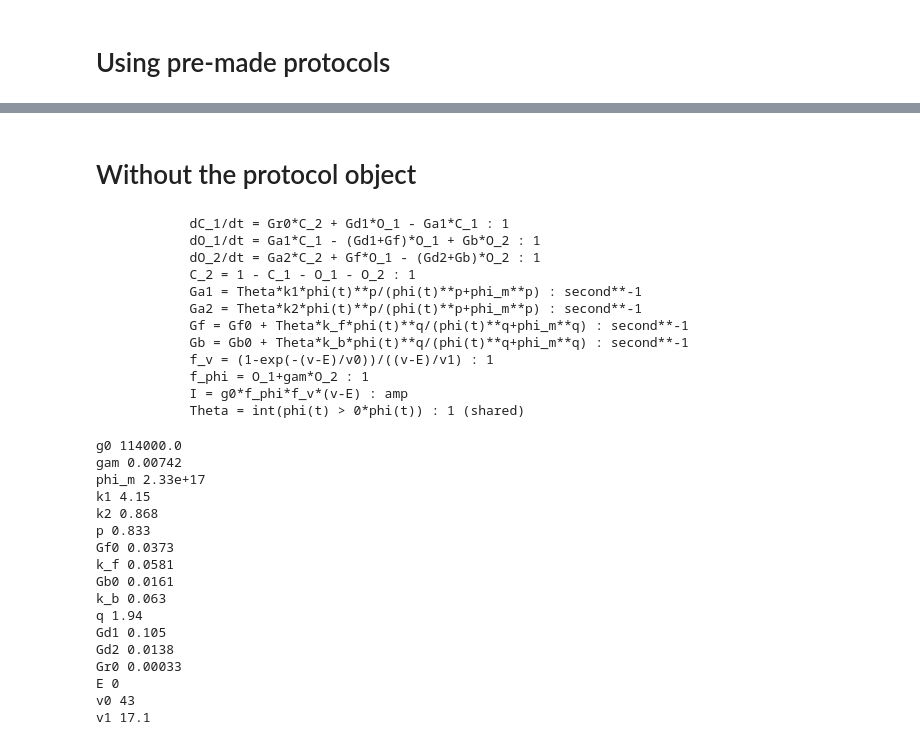
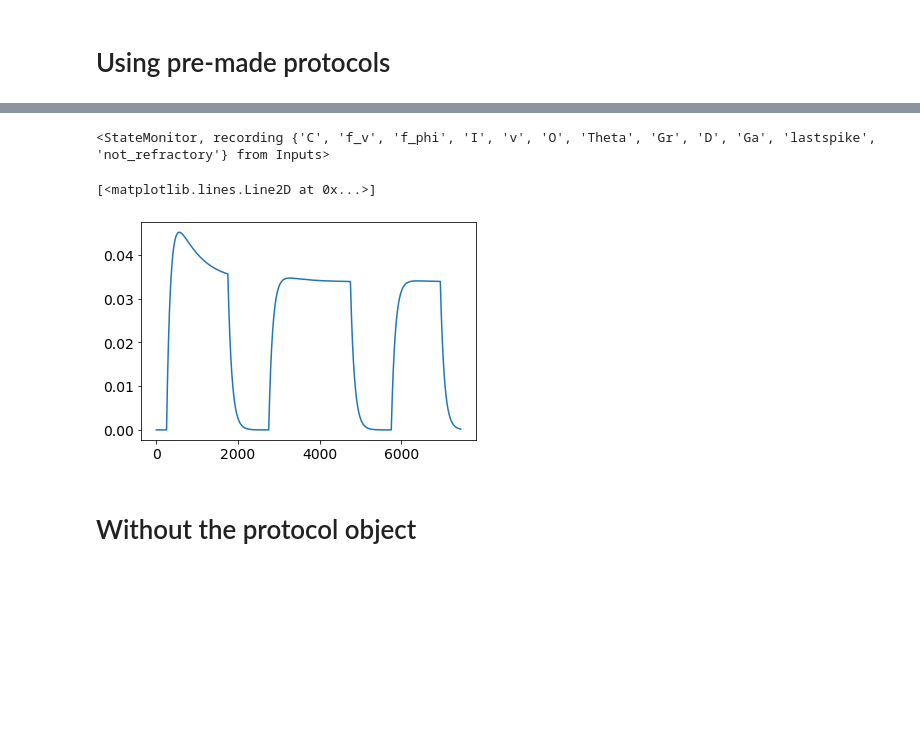
Before and after one commit to hugoladret/covid, a Jupyter notebook: dev_python/2020_05_02_opto_chans.ipynb, the cells around one changed output, grey strips where cells are left out. Drawn from its saved outputs; the diff is of its cells as text; code cells hidden in the pictures; blank space fills up the shorter version.

```diff
--- a/dev_python/2020_05_02_opto_chans.ipynb
+++ b/dev_python/2020_05_02_opto_chans.ipynb
@@ -83,41 +87,14 @@ Finished 'step' protocol with Brian for the Four-state ChR2 model in 1.93s
+# %%
+monitors['states2']
+# %% [output]
+<StateMonitor, recording {'C', 'f_v', 'f_phi', 'I', 'v', 'O', 'Theta', 'Gr', 'D', 'Ga', 'lastspike', 'not_refractory'} from Inputs>
+# %%
+plt.plot(monitors['states2'].f_phi[,:])
+# %% [output]
+[<matplotlib.lines.Line2D at 0x...>]
+[figure, added]
 # %% [markdown]
 # Without the protocol object
-# %%
-print(rho.brian_phi_t)
-# %% [output]
-            dC_1/dt = Gr0*C_2 + Gd1*O_1 - Ga1*C_1 : 1
-            dO_1/dt = Ga1*C_1 - (Gd1+Gf)*O_1 + Gb*O_2 : 1
-            dO_2/dt = Ga2*C_2 + Gf*O_1 - (Gd2+Gb)*O_2 : 1
-            C_2 = 1 - C_1 - O_1 - O_2 : 1
-            Ga1 = Theta*k1*phi(t)**p/(phi(t)**p+phi_m**p) : second**-1
-            Ga2 = Theta*k2*phi(t)**p/(phi(t)**p+phi_m**p) : second**-1
-            Gf = Gf0 + Theta*k_f*phi(t)**q/(phi(t)**q+phi_m**q) : second**-1
-            Gb = Gb0 + Theta*k_b*phi(t)**q/(phi(t)**q+phi_m**q) : second**-1
-            f_v = (1-exp(-(v-E)/v0))/((v-E)/v1) : 1
-            f_phi = O_1+gam*O_2 : 1
-            I = g0*f_phi*f_v*(v-E) : amp
-            Theta = int(phi(t) > 0*phi(t)) : 1 (shared)
-# %%
-for i,k in params.items() :
-    print(i,k.value)
-# %% [output]
-g0 114000.0
-gam 0.00742
-phi_m 2.33e+17
-k1 4.15
-k2 0.868
-p 0.833
-Gf0 0.0373
-k_f 0.0581
-Gb0 0.0161
-k_b 0.063
-q 1.94
-Gd1 0.105
-Gd2 0.0138
-Gr0 0.00033
-E 0
-v0 43
-v1 17.1
 # %%
 test = ''' dC/dt = Gr*D - Ga*C                         : 1
             dO/dt = Ga*C - Gd*O                         : 1
```
Also changed, not shown: parts of 15 cells of this notebook.
